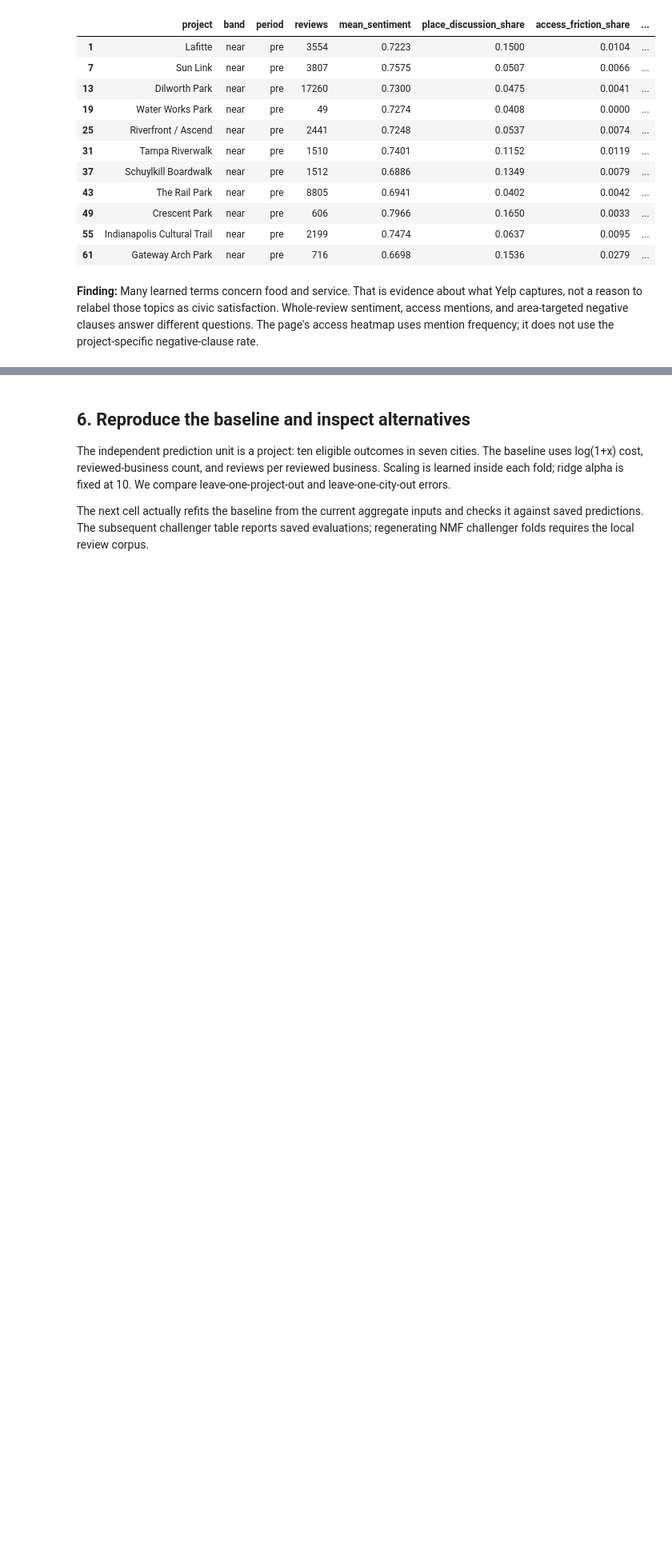
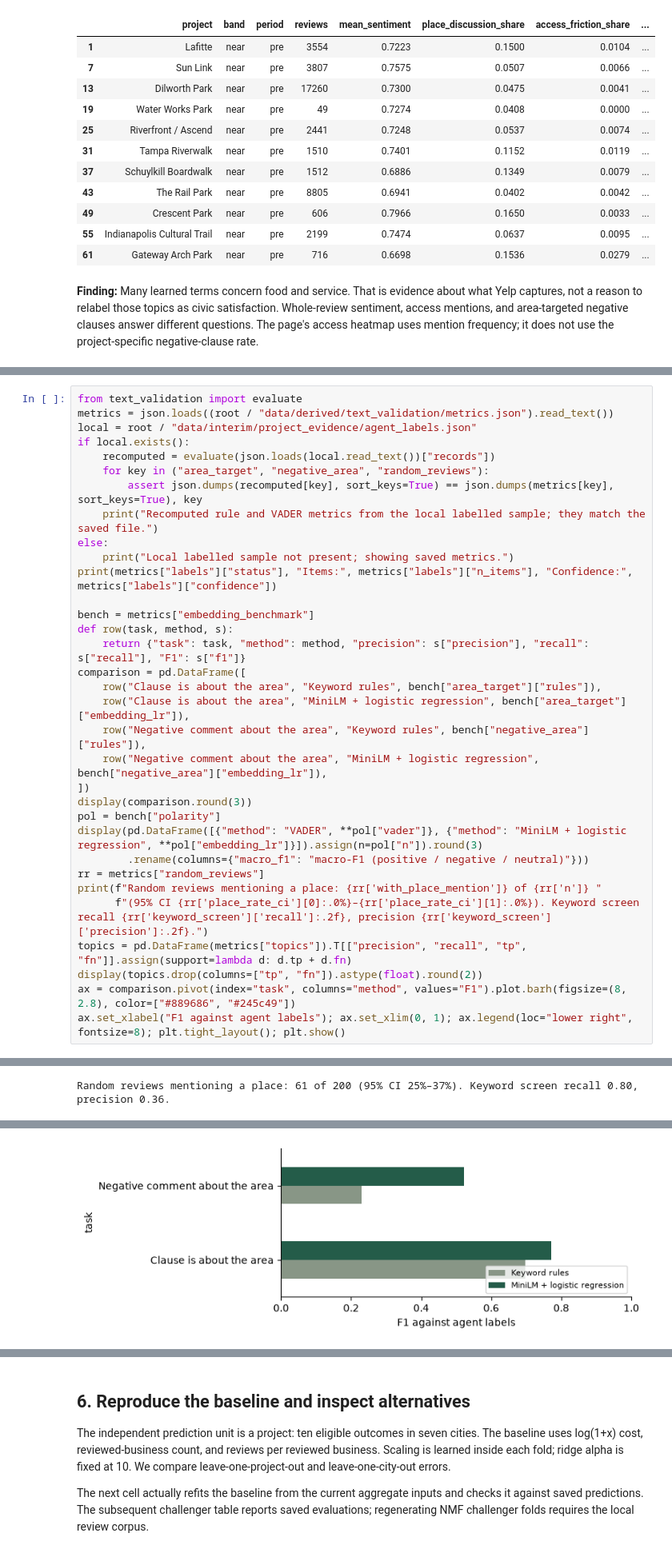
Before and after one commit to intreaction/neighborhood-sentiment-map, a Jupyter notebook: output/jupyter-notebook/Project_Research_Walkthrough.ipynb, the cells around one changed output, grey strips where cells are left out. Shown at 80% size. Cells and saved outputs as stored; diff of their text form; blank space fills up the shorter version.

```diff
--- a/output/jupyter-notebook/Project_Research_Walkthrough.ipynb
+++ b/output/jupyter-notebook/Project_Research_Walkthrough.ipynb
@@ -280,0 +438,34 @@ Independently human-reviewed labels: 0
+# %%
+from text_validation import evaluate
+metrics = json.loads((root / "data/derived/text_validation/metrics.json").read_text())
+local = root / "data/interim/project_evidence/agent_labels.json"
+if local.exists():
+    recomputed = evaluate(json.loads(local.read_text())["records"])
+    for key in ("area_target", "negative_area", "random_reviews"):
+        assert json.dumps(recomputed[key], sort_keys=True) == json.dumps(metrics[key], sort_keys=True), key
+    print("Recomputed rule and VADER metrics from the local labelled sample; they match the saved file.")
+else:
+    print("Local labelled sample not present; showing saved metrics.")
+print(metrics["labels"]["status"], "Items:", metrics["labels"]["n_items"], "Confidence:", metrics["labels"]["confidence"])
+
+bench = metrics["embedding_benchmark"]
+def row(task, method, s):
+    return {"task": task, "method": method, "precision": s["precision"], "recall": s["recall"], "F1": s["f1"]}
+comparison = pd.DataFrame([
+    row("Clause is about the area", "Keyword rules", bench["area_target"]["rules"]),
+    row("Clause is about the area", "MiniLM + logistic regression", bench["area_target"]["embedding_lr"]),
+    row("Negative comment about the area", "Keyword rules", bench["negative_area"]["rules"]),
+    row("Negative comment about the area", "MiniLM + logistic regression", bench["negative_area"]["embedding_lr"]),
+])
+display(comparison.round(3))
+pol = bench["polarity"]
+display(pd.DataFrame([{"method": "VADER", **pol["vader"]}, {"method": "MiniLM + logistic regression", **pol["embedding_lr"]}]).assign(n=pol["n"]).round(3)
+        .rename(columns={"macro_f1": "macro-F1 (positive / negative / neutral)"}))
+rr = metrics["random_reviews"]
+print(f"Random reviews mentioning a place: {rr['with_place_mention']} of {rr['n']} "
+      f"(95% CI {rr['place_rate_ci'][0]:.0%}–{rr['place_rate_ci'][1]:.0%}). Keyword screen recall {rr['keyword_screen']['recall']:.2f}, precision {rr['keyword_screen']['precision']:.2f}.")
+topics = pd.DataFrame(metrics["topics"]).T[["precision", "recall", "tp", "fn"]].assign(support=lambda d: d.tp + d.fn)
+display(topics.drop(columns=["tp", "fn"]).astype(float).round(2))
+ax = comparison.pivot(index="task", columns="method", values="F1").plot.barh(figsize=(8, 2.8), color=["#889686", "#245c49"])
+ax.set_xlabel("F1 against agent labels"); ax.set_xlim(0, 1); ax.legend(loc="lower right", fontsize=8); plt.tight_layout(); plt.show()
+# %% [output]
@@ -280,0 +482 @@ Independently human-reviewed labels: 0
+Random reviews mentioning a place: 61 of 200 (95% CI 25%–37%). Keyword screen recall 0.80, precision 0.36.
@@ -280,0 +493 @@ Independently human-reviewed labels: 0
+[figure, added]
```
Also changed, not shown: parts of 18 cells of this notebook, 7 other files.
